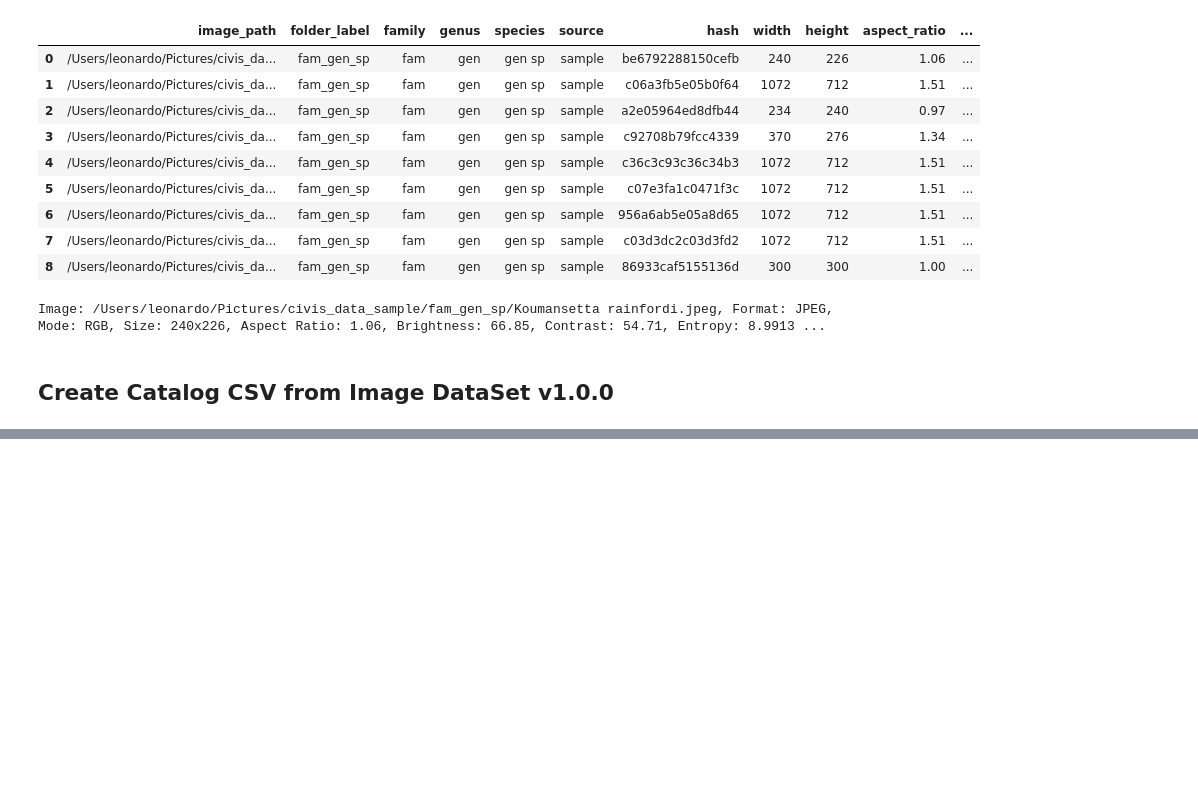
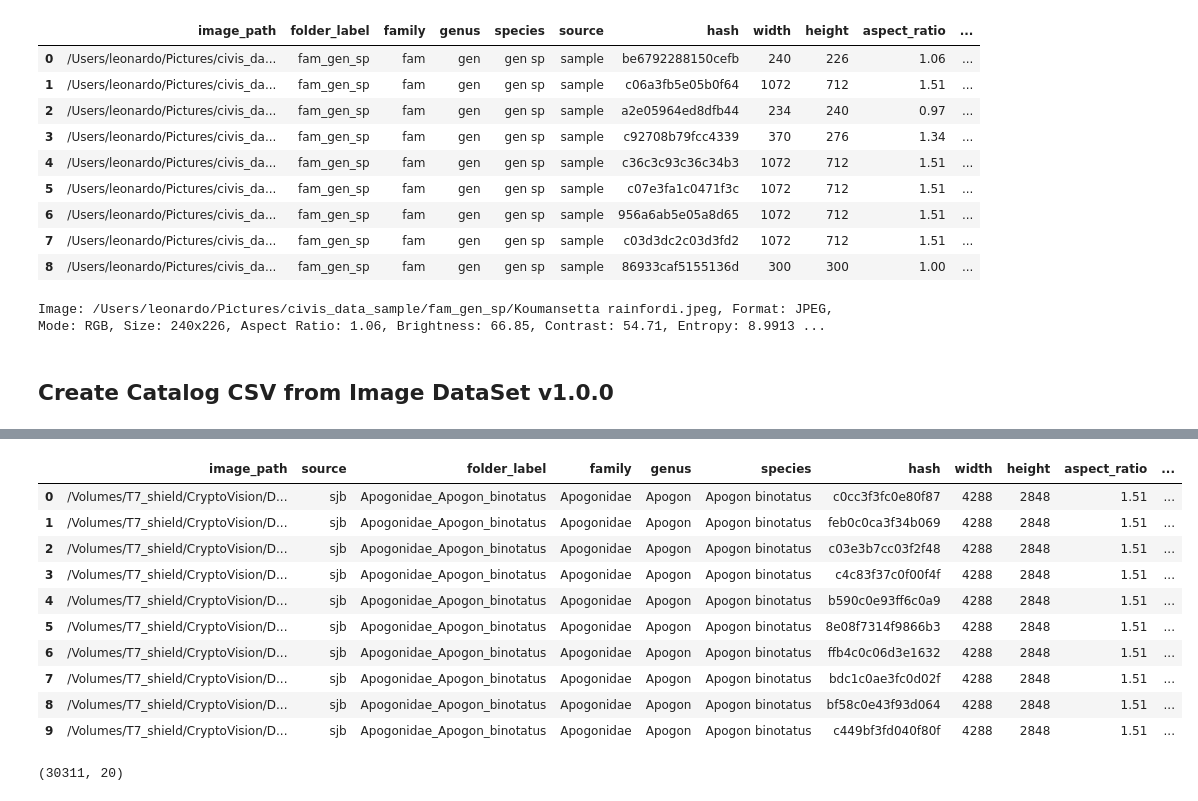
Before and after one commit to leonardo-reginato/cryptovision, a Jupyter notebook: notebooks/dataset_setup.ipynb, the cells around one changed output, grey strips where cells are left out. Saved outputs shown, nothing was run; the diff lists cells and outputs as text; code cells hidden in the pictures; blank space fills up the shorter version.

Commit message:
feat: rmv old files from init, rename tool to build_catalog, and create catalog for other sources

```diff
--- a/notebooks/dataset_setup.ipynb
+++ b/notebooks/dataset_setup.ipynb
@@ -87,0 +155,33 @@ df.to_csv('/Volumes/T7_shield/CryptoVision/Data/Images/Datasets/v1.0.0/images_ca
+# %%
+import os
+import pandas as pd
+
+# DataSet v2.1.0
+sources_dir = {
+    'sjb' : '/Volumes/T7_shield/CryptoVision/Data/Images/Sources/Lab/SJB/Processed/Species/v241226/uniques_catalog.csv',
+    'inat': '/Volumes/T7_shield/CryptoVision/Data/Images/Sources/INaturaList/Species/v250128/images',
+    'web' : '/Volumes/T7_shield/CryptoVision/Data/Images/Sources/Web/Species/v240712/uniques_catalog.csv',
+    'scls': '/Volumes/T7_shield/CryptoVision/Data/Images/Sources/Lab/SCLS/Processed/Species/v250115/images',
+    'lirs': '/Volumes/T7_shield/CryptoVision/Data/Images/Sources/Lab/LIRS23/Processed/Species/v250115/images',
+    'cbc': '/Volumes/T7_shield/CryptoVision/Data/Images/Sources/Lab/CBC24/Processed/Species/v250115/images',
+}
+
+data = []
+
+for source, dir_path in sources_dir.items():
+
+    if dir_path.endswith('csv'):
+        print(f"Loading catalog {dir_path}...")
+        data.append(pd.read_csv(dir_path))
+        pass
+    else:
+        print(f"Building catalog from {dir_path}...")
+        catalog = tools.build_catalog(
+            dir_path,
+            source=source,
+            min_size=224,
+        )
+        data.append(catalog)
+
+        catalog.to_csv(os.path.join(dir_path, 'images_catalog.csv'), index=False)
+        print(f"Saved {os.path.join(dir_path, 'images_catalog.csv')}")
@@ -87,0 +199,20 @@ df.to_csv('/Volumes/T7_shield/CryptoVision/Data/Images/Datasets/v1.0.0/images_ca
+# %%
+data_final = pd.concat(data, axis=0, ignore_index=True)
+
+data_final.head(10)
+# %% [output]
+|  | image_path | source | folder_label | family | genus | species | hash | width | height | aspect_ratio | ... |
+| 0 | /Volumes/T7_shield/CryptoVision/D... | sjb | Apogonidae_Apogon_binotatus | Apogonidae | Apogon | Apogon binotatus | c0cc3f3fc0e80f87 | 4288 | 2848 | 1.51 | ... |
+| 1 | /Volumes/T7_shield/CryptoVision/D... | sjb | Apogonidae_Apogon_binotatus | Apogonidae | Apogon | Apogon binotatus | feb0c0ca3f34b069 | 4288 | 2848 | 1.51 | ... |
+| 2 | /Volumes/T7_shield/CryptoVision/D... | sjb | Apogonidae_Apogon_binotatus | Apogonidae | Apogon | Apogon binotatus | c03e3b7cc03f2f48 | 4288 | 2848 | 1.51 | ... |
+| 3 | /Volumes/T7_shield/CryptoVision/D... | sjb | Apogonidae_Apogon_binotatus | Apogonidae | Apogon | Apogon binotatus | c4c83f37c0f00f4f | 4288 | 2848 | 1.51 | ... |
+| 4 | /Volumes/T7_shield/CryptoVision/D... | sjb | Apogonidae_Apogon_binotatus | Apogonidae | Apogon | Apogon binotatus | b590c0e93ff6c0a9 | 4288 | 2848 | 1.51 | ... |
+| 5 | /Volumes/T7_shield/CryptoVision/D... | sjb | Apogonidae_Apogon_binotatus | Apogonidae | Apogon | Apogon binotatus | 8e08f7314f9866b3 | 4288 | 2848 | 1.51 | ... |
+| 6 | /Volumes/T7_shield/CryptoVision/D... | sjb | Apogonidae_Apogon_binotatus | Apogonidae | Apogon | Apogon binotatus | ffb4c0c06d3e1632 | 4288 | 2848 | 1.51 | ... |
+| 7 | /Volumes/T7_shield/CryptoVision/D... | sjb | Apogonidae_Apogon_binotatus | Apogonidae | Apogon | Apogon binotatus | bdc1c0ae3fc0d02f | 4288 | 2848 | 1.51 | ... |
+| 8 | /Volumes/T7_shield/CryptoVision/D... | sjb | Apogonidae_Apogon_binotatus | Apogonidae | Apogon | Apogon binotatus | bf58c0e43f93d064 | 4288 | 2848 | 1.51 | ... |
+| 9 | /Volumes/T7_shield/CryptoVision/D... | sjb | Apogonidae_Apogon_binotatus | Apogonidae | Apogon | Apogon binotatus | c449bf3fd040f80f | 4288 | 2848 | 1.51 | ... |
+# %%
+data_final.shape
+# %% [output]
+(30311, 20)
```
Also changed, not shown: parts of 9 cells of this notebook, 2 other files.
